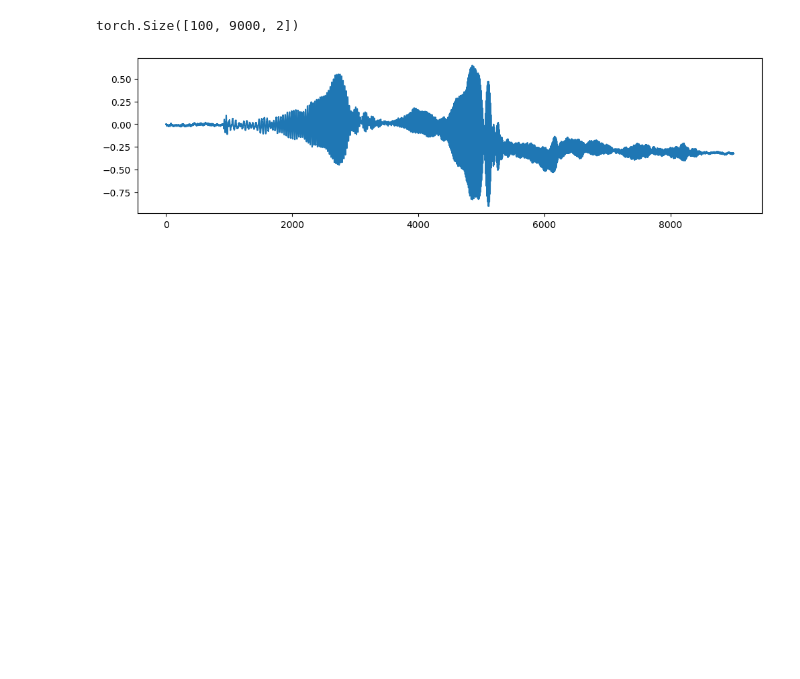
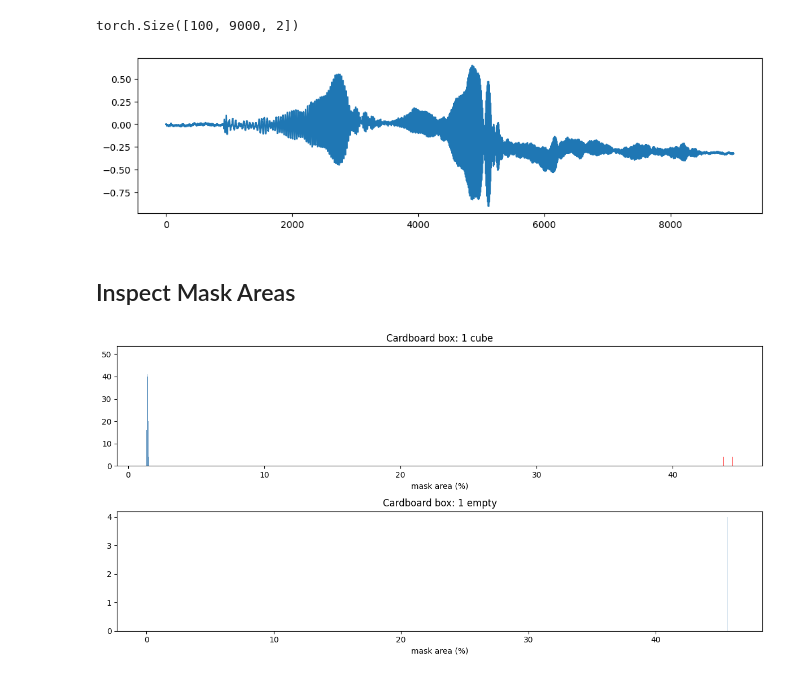
Before and after one commit to eitanturok/good-vibrations, a Jupyter notebook: notebooks/14_inspect_dataset.ipynb, the cells around one changed output. Cells and saved outputs as stored; diff of their text form; code cells hidden in the pictures; blank space fills up the shorter version.

```diff
--- a/notebooks/14_inspect_dataset.ipynb
+++ b/notebooks/14_inspect_dataset.ipynb
@@ -100,3 +141,36 @@ plt.plot(shifts[50, :, 1])
 plt.show()
 # %% [output]
 [figure]
+# %% [markdown]
+## Inspect Mask Areas
+# %%
+repo_id = 'eturok-weizmann/vibrations'
+ds = load_dataset(repo_id, split='train')
+snapshot_dir = snapshot_download(repo_id, repo_type="dataset", allow_patterns="data/sample_*.npz")
+# %%
+import pandas as pd
+from scipy import stats
+from PIL import Image
+import matplotlib.pyplot as plt
+
+df = pd.DataFrame({'box_material': ds['box_material'], 'object': ds['object'], 'n_objects': ds['n_objects'],
+                   'mask_area': ds['mask_area'], 'sample_idx': ds['sample_idx'],
+                   'hf_idx': range(len(ds))})
+
+def pluralize(word: str, count: int) -> str: return word if count == 1 else word + 's'
+
+# --- histograms ---
+groups = df.groupby(['box_material', 'n_objects', 'object'])
+n_groups = len(groups)
+fig, axes = plt.subplots(n_groups, 1, figsize=(12, 3 * n_groups))
+for ax, ((mat, n_obj, obj), grp) in zip(np.array(axes).flatten(), groups):
+    vals = grp['mask_area'].values
+    is_outlier = np.abs(stats.zscore(vals)) > 2.5
+    ax.hist(vals[~is_outlier], bins=20, color='steelblue', alpha=0.8)
+    ax.hist(vals[is_outlier], bins=20, color='red', alpha=0.8)
+    ax.set_title(f'{mat.capitalize()} box: {n_obj} {pluralize(obj, n_obj)}')
+    ax.set_xlabel('mask area (%)')
+plt.tight_layout()
+plt.show()
+# %% [output]
+[figure, added]
```
Also changed, not shown: parts of 16 cells of this notebook, 5 other files.
